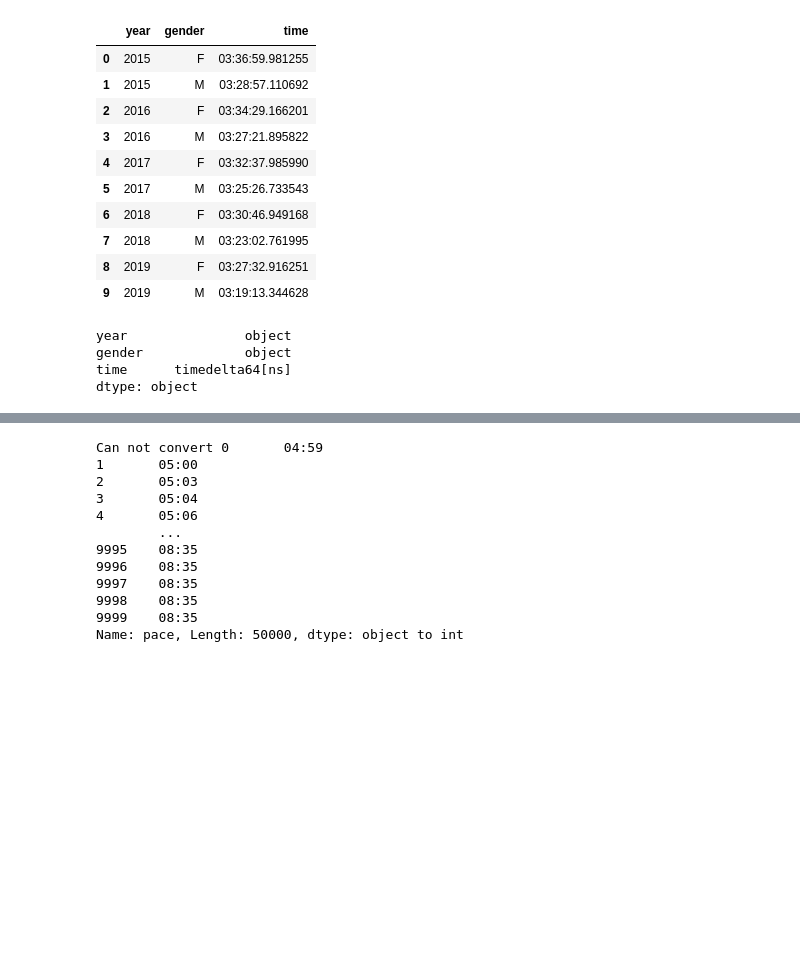
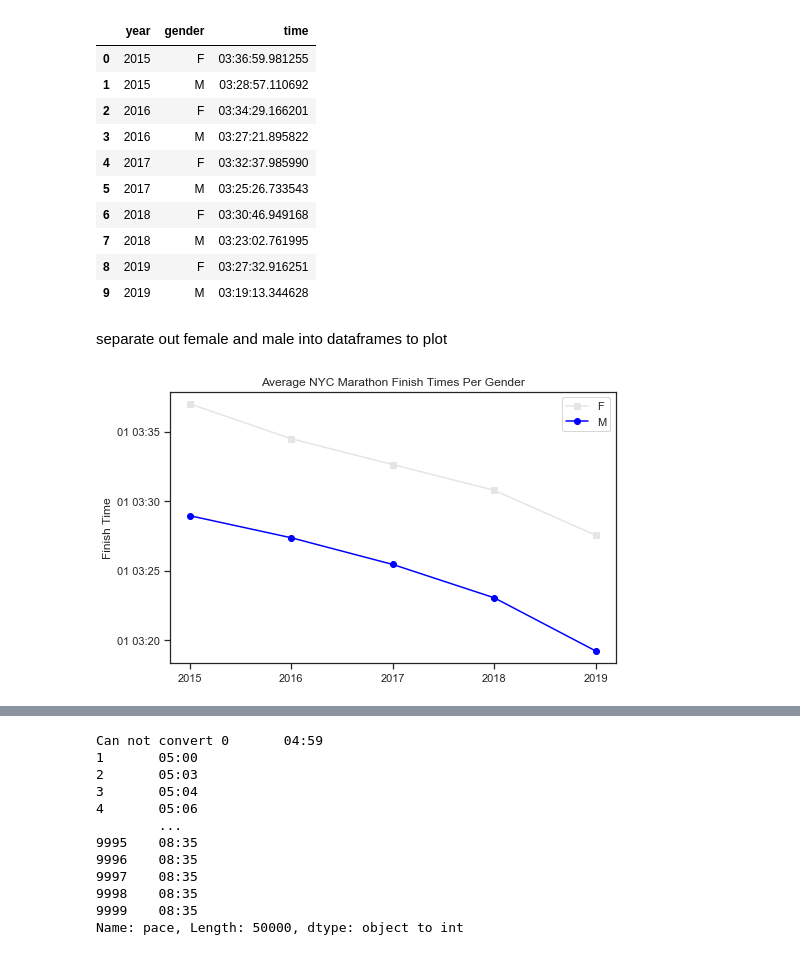
Before and after one commit to nmuldowney/nyc-marathon-capstone, a Jupyter notebook: notebooks/all_marathons_eda.ipynb, the cells around one changed output, grey strips where cells are left out. Cells and saved outputs as stored; diff of their text form; code cells hidden in the pictures; blank space fills up the shorter version.

Commit message:
grouped by gender and age group line graphs created

```diff
--- a/notebooks/all_marathons_eda.ipynb
+++ b/notebooks/all_marathons_eda.ipynb
@@ -182,5 +204,5 @@ Name: ageGradePercent, dtype: float64
 # %%
-nyc_races['time'].astype('int64') #or can call np.int64
+nyc_races['time'] = nyc_races['time'].astype('int64') #or can call np.int64
 nyc_groupby_gender = nyc_races.groupby(['year','gender']).time.mean().astype('timedelta64[ns]').to_frame().reset_index()#.astype(np.int64).mean()
 nyc_groupby_gender
 # %% [output]
@@ -195,10 +217,18 @@ nyc_groupby_gender
 | 7 | 2018 | M | 03:23:02.761995 |
 | 8 | 2019 | F | 03:27:32.916251 |
 | 9 | 2019 | M | 03:19:13.344628 |
-# %%
-nyc_groupby_gender.dtypes
-# %% [output]
-year               object
-gender             object
-time      timedelta64[ns]
-dtype: object
+# %% [markdown]
+separate out female and male into dataframes to plot
+# %%
+nyc_groupby_gender_female = nyc_groupby_gender.loc[(nyc_groupby_gender['gender'] == 'F')].reset_index()
+nyc_groupby_gender_male = nyc_groupby_gender.loc[(nyc_groupby_gender['gender'] == 'M')].reset_index()
+# %%
+#times not displaying correctly here
+fig= plt.figure(figsize=(8,5))
+plt.plot(nyc_groupby_gender_female['year'],nyc_groupby_gender_female['time'],color='#e5e5e5',label='F',marker='s')
+plt.plot(nyc_groupby_gender_male['year'],nyc_groupby_gender_male['time'],color='blue',label='M',marker='o')
+plt.title('Average NYC Marathon Finish Times Per Gender', fontdict=None, loc='center')
+plt.ylabel('Finish Time')
+plt.legend();
+# %% [output]
+[figure, added]
```
Also changed, not shown: parts of 16 cells of this notebook, 1 other file.
